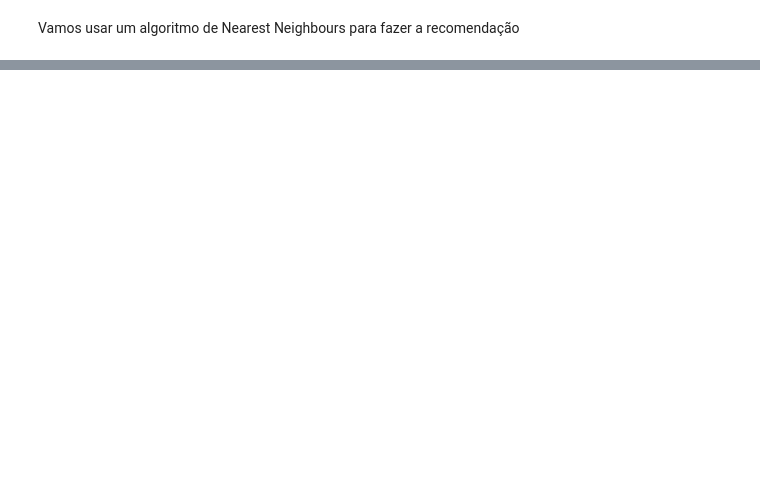
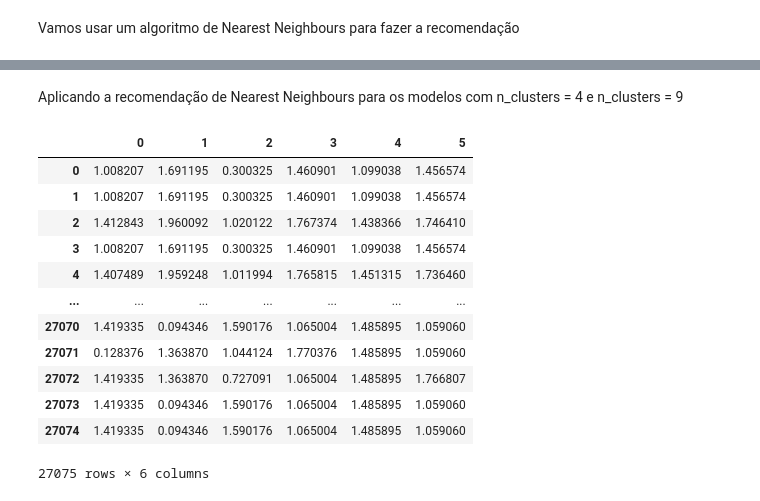
Before and after one commit to Gustavo-V-M/Recomendacao-Steam, a Jupyter notebook: analise_base_steam_3.ipynb, the cells around one changed output, grey strips where cells are left out. Drawn from its saved outputs; the diff is of its cells as text; code cells hidden in the pictures; blank space fills up the shorter version.

Commit message:
TODO arrumar recomendação nn com 4 clusters

```diff
--- a/analise_base_steam_3.ipynb
+++ b/analise_base_steam_3.ipynb
@@ -255,0 +256,24 @@ get_recomendation_nn("Counter-Strike")
+# %% [markdown]
+Aplicando a recomendação de Nearest Neighbours para os modelos com n_clusters = 4 e n_clusters = 9
+# %%
+# aplicando para n_clusters = 4
+
+dist_clusters_4 = kmeans_4.transform(recomendation_df)
+dist_clusters_4 = pd.DataFrame(dist_clusters)
+dist_clusters_4
+
+# POR ALGUUM MOTIVO NÃO ESTÁ CALCULANDO DISTANCIA AOS 4 CLUSTERS, E SIM A 6
+# %% [output]
+|  | 0 | 1 | 2 | 3 | 4 | 5 |
+| 0 | 1.008207 | 1.691195 | 0.300325 | 1.460901 | 1.099038 | 1.456574 |
+| 1 | 1.008207 | 1.691195 | 0.300325 | 1.460901 | 1.099038 | 1.456574 |
+| 2 | 1.412843 | 1.960092 | 1.020122 | 1.767374 | 1.438366 | 1.746410 |
+| 3 | 1.008207 | 1.691195 | 0.300325 | 1.460901 | 1.099038 | 1.456574 |
+| 4 | 1.407489 | 1.959248 | 1.011994 | 1.765815 | 1.451315 | 1.736460 |
+| ... | ... | ... | ... | ... | ... | ... |
+| 27070 | 1.419335 | 0.094346 | 1.590176 | 1.065004 | 1.485895 | 1.059060 |
+| 27071 | 0.128376 | 1.363870 | 1.044124 | 1.770376 | 1.485895 | 1.059060 |
+| 27072 | 1.419335 | 1.363870 | 0.727091 | 1.065004 | 1.485895 | 1.766807 |
+| 27073 | 1.419335 | 0.094346 | 1.590176 | 1.065004 | 1.485895 | 1.059060 |
+| 27074 | 1.419335 | 0.094346 | 1.590176 | 1.065004 | 1.485895 | 1.059060 |
+27075 rows × 6 columns
```
Also changed, not shown: parts of 6 cells of this notebook.
